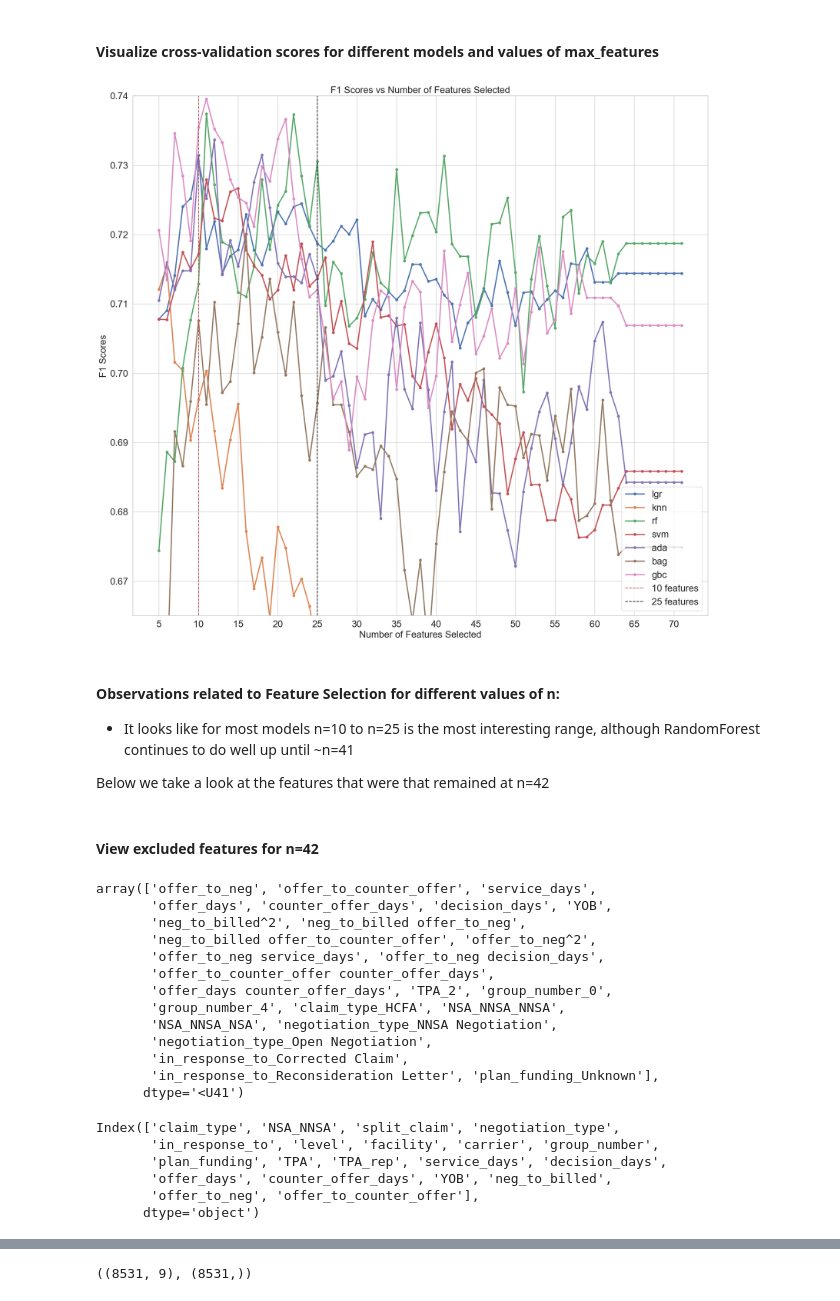
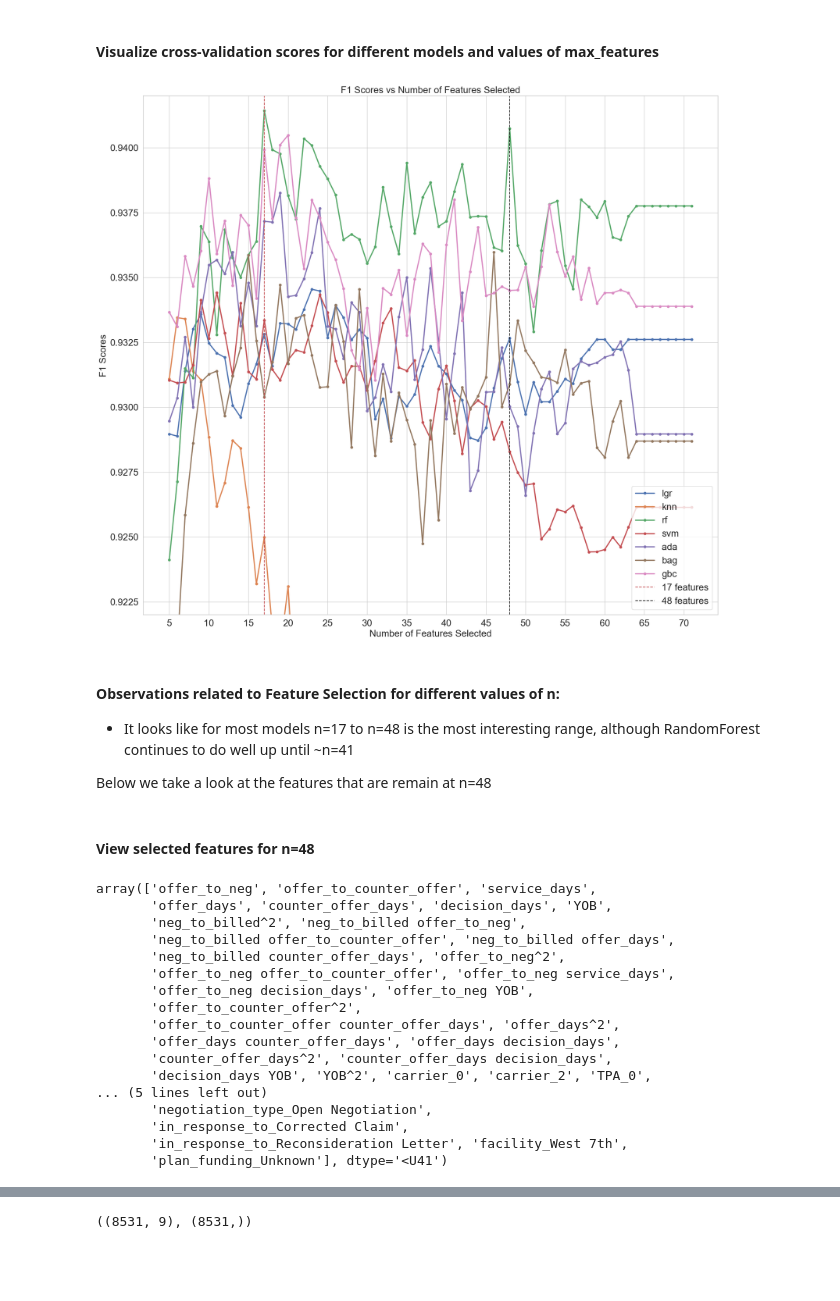
Before and after one commit to marchofnines/negotiations, a Jupyter notebook: 2_FE_capstone.ipynb, the cells around one changed output, grey strips where cells are left out. Saved outputs shown, nothing was run; the diff lists cells and outputs as text; code cells hidden in the pictures; blank space fills up the shorter version.

Commit message:
Reverted FE to f1 weighted

```diff
--- a/2_FE_capstone.ipynb
+++ b/2_FE_capstone.ipynb
@@ -58,8 +59,8 @@ pp.mystats(X, nulls_only=True)
 ### Define scoring metrics
 # %%
 scoring_metrics = {
-    'f1': make_scorer(f1_score, average='binary', pos_label='Accepted', zero_division=0.0),
-    'precision': make_scorer(precision_score, average='binary', pos_label='Accepted', zero_division=0.0)
+    'f1_weighted': make_scorer(f1_score, average='weighted', zero_division=0.0),
+    'precision_weighted': make_scorer(precision_score, average='weighted',  zero_division=0.0)
 }
 # %% [markdown]
 ### Dummy Classifier
@@ -261,7 +270,7 @@ baseline_cv_transformer = ColumnTransformer(
             ('imputer', SimpleImputer(strategy='most_frequent')),
             #('log', #xfrs.LogTransformer(add_constant=1)),  # Applying log transform
             ('yeo', PowerTransformer(method='yeo-johnson')),
-            ('poly', PolynomialFeatures())
+            ('poly', PolynomialFeatures(include_bias=False))
         ]), num_cols),
         ('cat', Pipeline([
             ('combiner', xfrs.RareCategoryCombiner2(threshold=20)),
@@ -317,7 +326,7 @@ sfm_scores=pd.DataFrame()
 for model_name, model in simple_models.items():
     n_indices, scores=[], []
     print(f"Calculating scores for: {model_name}")
-    for n in np.arange(5,87,1):
+    for n in np.arange(5,86,1):
 
         # Full pipeline with oversampling, undersampling, scaling, and logistic regression
         sfm_cv_pipe = ImbPipeline([
@@ -335,7 +344,7 @@ for model_name, model in simple_models.items():
         sfm_cv_pipe.fit(X_train, y_train)
 
         #Calculate CV Score
-        scores.append(cross_val_score(sfm_cv_pipe, X_test, y_test, scoring=scoring_metrics['f1'], cv=5).mean())
+        scores.append(cross_val_score(sfm_cv_pipe, X_test, y_test, scoring=scoring_metrics['f1_weighted'], cv=5).mean())
         n_indices.append(n)
     sfm_scores[model_name]=scores
     sfm_scores.index=n_indices
@@ -356,45 +365,45 @@ Calculating scores for: gbc
 #To retrieve sfm_scores without re-running the code above, uncomment the code
 #sfm_scores = pd.read_csv('saved_dfs/sfm_scores.csv')
 # %%
-lower_bound=10
-upper_bound=25
+lower_bound=17
+upper_bound=48
 
 # Set figure size, style and common font size for labels and ticks
 plt.figure(figsize=(22, 20))
 sns.set(style="whitegrid", font_scale=1)
 common_fontsize = 20
 
 #Plot classifier scores vs n_features_to_select
 for column in sfm_scores.columns:
     plt.plot(sfm_scores.index[sfm_scores.index <= 71], sfm_scores[column][sfm_scores.index <= 71], label=column, marker='o', linewidth=2.5, markersize=5)
 
 plt.axvline(x=lower_bound, color='r', linestyle='--', label=f'{lower_bound} features')
 plt.axvline(x=upper_bound, color='k', linestyle='--', label=f'{upper_bound} features')
 plt.title('F1 Scores vs Number of Features Selected', fontsize=common_fontsize)
 plt.ylabel('F1 Scores',fontsize=common_fontsize)
 plt.xlabel('Number of Features Selected',fontsize=common_fontsize)
 plt.xticks(np.arange(5, 75, 5),fontsize=common_fontsize)
 plt.yticks(fontsize=common_fontsize)
-plt.ylim(0.665, 0.74)
+plt.ylim(0.922, 0.942)
 plt.legend(loc=(0.85, 0.01), fontsize=common_fontsize)
 
 plt.show()
 # %% [output]
-[figure, old version]
+[figure, new version]
 # %% [markdown]
 #### Observations related to  Feature Selection for different values of n:
-- It looks like for most models n=10 to n=25 is the most interesting range, although RandomForest continues to do well up until ~n=41
+- It looks like for most models n=17 to n=48 is the most interesting range, although RandomForest continues to do well up until ~n=41
 
-Below we take a look at the features that were that remained at n=42
+Below we take a look at the features that are remain at n=48
 # %% [markdown]
-#### View excluded features for n=42
+#### View selected features for n=48
 # %%
 cv_baseline_pipe = ImbPipeline([
             ('transformer', baseline_cv_transformer),
             ('over', SMOTE(random_state=42)),
             ('under', RandomUnderSampler(random_state=42)),
             ('scaler', RobustScaler()),
-            ('selector', SelectFromModel(max_features=26,
+            ('selector', SelectFromModel(max_features=48,
                              estimator=LogisticRegression(penalty='l1', C=1, solver='liblinear',
                                                           max_iter=5_000, random_state=rs, n_jobs=1))),
             #('clf', LogisticRegression(max_iter=1000, random_state=rs, n_jobs=1))
@@ -407,22 +416,17 @@ selected_features
 array(['offer_to_neg', 'offer_to_counter_offer', 'service_days',
        'offer_days', 'counter_offer_days', 'decision_days', 'YOB',
        'neg_to_billed^2', 'neg_to_billed offer_to_neg',
-       'neg_to_billed offer_to_counter_offer', 'offer_to_neg^2',
-       'offer_to_neg service_days', 'offer_to_neg decision_days',
-       'offer_to_counter_offer counter_offer_days',
-       'offer_days counter_offer_days', 'TPA_2', 'group_number_0',
-       'group_number_4', 'claim_type_HCFA', 'NSA_NNSA_NNSA',
-       'NSA_NNSA_NSA', 'negotiation_type_NNSA Negotiation',
+       'neg_to_billed offer_to_counter_offer', 'neg_to_billed offer_days',
+       'neg_to_billed counter_offer_days', 'offer_to_neg^2',
+       'offer_to_neg offer_to_counter_offer', 'offer_to_neg service_days',
+       'offer_to_neg decision_days', 'offer_to_neg YOB',
+       'offer_to_counter_offer^2',
+       'offer_to_counter_offer counter_offer_days', 'offer_days^2',
+       'offer_days counter_offer_days', 'offer_days decision_days',
+       'counter_offer_days^2', 'counter_offer_days decision_days',
+       'decision_days YOB', 'YOB^2', 'carrier_0', 'carrier_2', 'TPA_0',
+... (5 lines left out)
        'negotiation_type_Open Negotiation',
        'in_response_to_Corrected Claim',
-       'in_response_to_Reconsideration Letter', 'plan_funding_Unknown'],
-      dtype='<U41')
+       'in_response_to_Reconsideration Letter', 'facility_West 7th',
+       'plan_funding_Unknown'], dtype='<U41')
-# %%
-X.columns
-# %% [output]
-Index(['claim_type', 'NSA_NNSA', 'split_claim', 'negotiation_type',
-       'in_response_to', 'level', 'facility', 'carrier', 'group_number',
-       'plan_funding', 'TPA', 'TPA_rep', 'service_days', 'decision_days',
-       'offer_days', 'counter_offer_days', 'YOB', 'neg_to_billed',
-       'offer_to_neg', 'offer_to_counter_offer'],
-      dtype='object')
```
Also changed, not shown: parts of 36 cells of this notebook.
